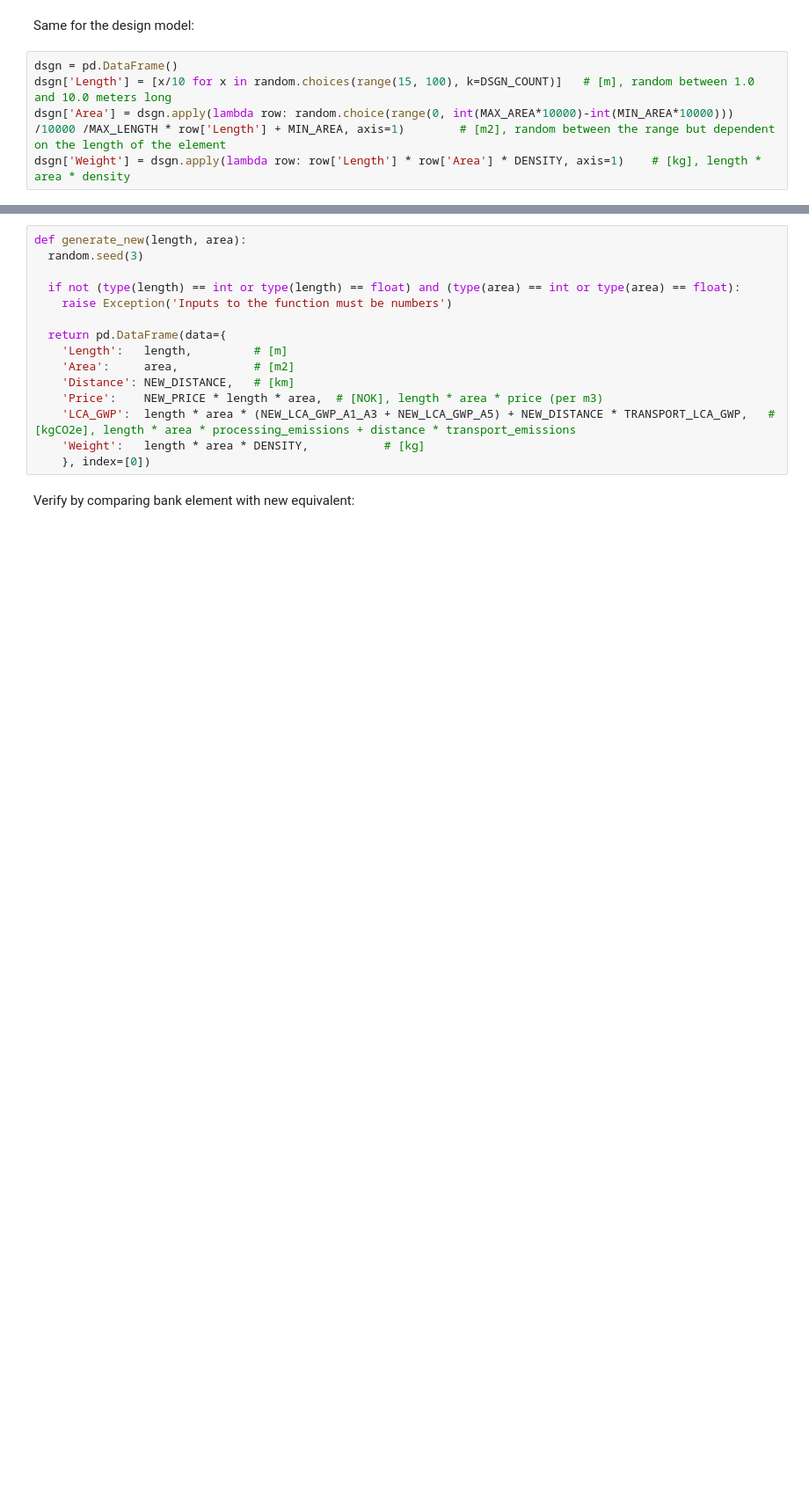
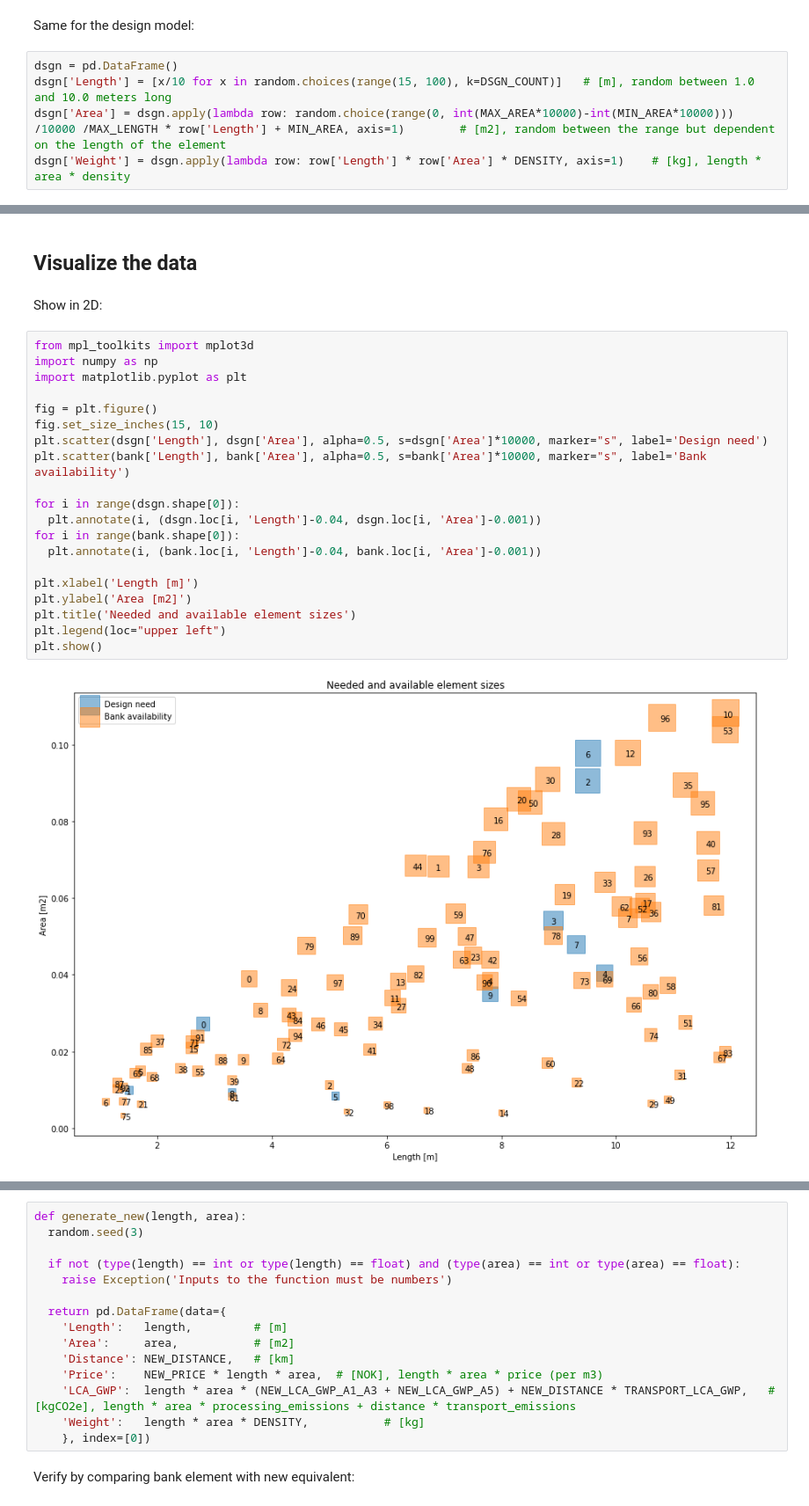
Before and after one commit to marcinluczkowski/structuralCircle, a Jupyter notebook: Notebooks/Beam_mapping_algorithms.ipynb, the cells around one changed output, grey strips where cells are left out. Shown: that part at 88% size. Drawn from its saved outputs; the diff is of its cells as text; blank space fills up the shorter version.

```diff
--- a/Notebooks/Beam_mapping_algorithms.ipynb
+++ b/Notebooks/Beam_mapping_algorithms.ipynb
@@ -102,0 +114,26 @@ dsgn
+# %% [markdown]
+## Visualize the data
+# %% [markdown]
+Show in 2D:
+# %%
+from mpl_toolkits import mplot3d
+import numpy as np
+import matplotlib.pyplot as plt
+
+fig = plt.figure()
+fig.set_size_inches(15, 10)
+plt.scatter(dsgn['Length'], dsgn['Area'], alpha=0.5, s=dsgn['Area']*10000, marker="s", label='Design need')
+plt.scatter(bank['Length'], bank['Area'], alpha=0.5, s=bank['Area']*10000, marker="s", label='Bank availability')
+
+for i in range(dsgn.shape[0]):
+  plt.annotate(i, (dsgn.loc[i, 'Length']-0.04, dsgn.loc[i, 'Area']-0.001))
+for i in range(bank.shape[0]):
+  plt.annotate(i, (bank.loc[i, 'Length']-0.04, bank.loc[i, 'Area']-0.001))
+
+plt.xlabel('Length [m]')
+plt.ylabel('Area [m2]')
+plt.title('Needed and available element sizes')
+plt.legend(loc="upper left")
+plt.show()
+# %% [output]
+[figure, added]
```
Also changed, not shown: parts of 28 cells of this notebook.
